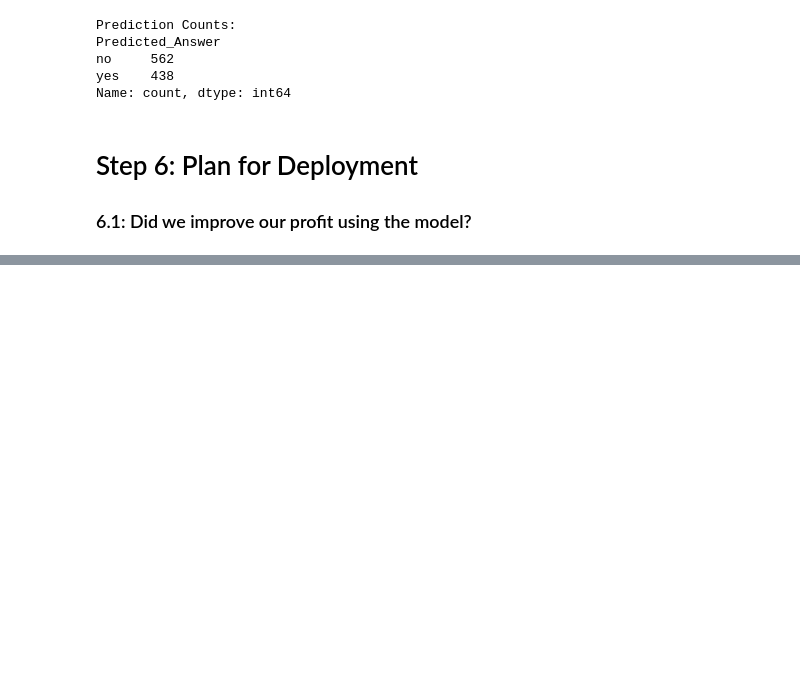
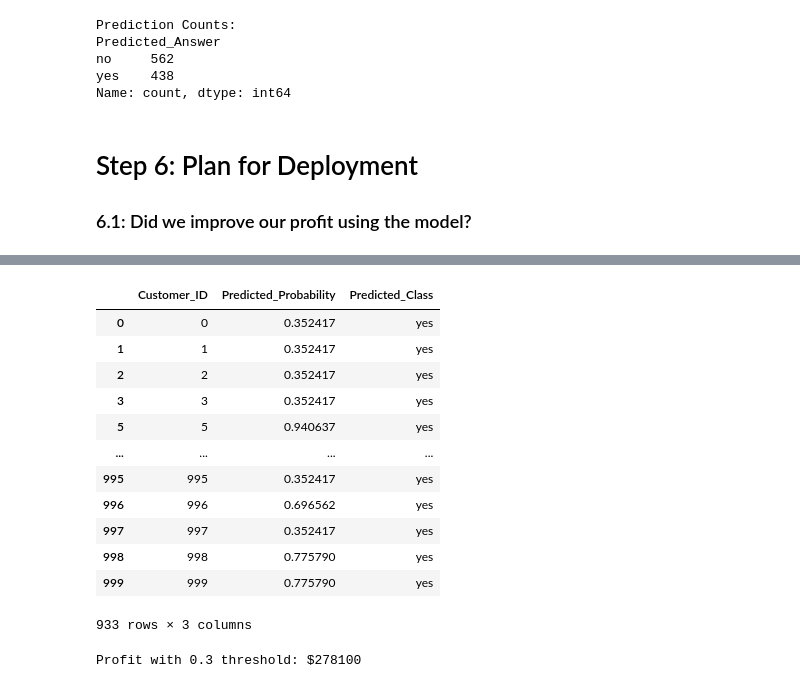
Before and after one commit to matiasarmesto/businessanalytics, a Jupyter notebook: Assignments/Scripts/advise_invest_template.ipynb, the cells around one changed output, grey strips where cells are left out. Drawn from its saved outputs; the diff is of its cells as text; code cells hidden in the pictures; blank space fills up the shorter version.

```diff
--- a/Assignments/Scripts/advise_invest_template.ipynb
+++ b/Assignments/Scripts/advise_invest_template.ipynb
@@ -580,0 +601,53 @@ Write your recommendations below:
+# %%
+#assignment 13 step 3
+#predict probabilities
+probabilities = new_clf.predict_proba(new_df)[:, 1]  # Probability of 'yes'
+
+#create a DataFrame with predicted probabilities and class labels
+predictions_df = pd.DataFrame({
+    'Customer_ID': new_df.index,
+    'Predicted_Probability': probabilities,
+    'Predicted_Class': ['yes' if prob >= 0.3 else 'no' for prob in probabilities]
+})
+
+#filter for customers with predicted class 'yes'
+contact_list = predictions_df[predictions_df['Predicted_Class'] == 'yes']
+
+#display the contact list
+contact_list
+# %% [output]
+|  | Customer_ID | Predicted_Probability | Predicted_Class |
+| 0 | 0 | 0.352417 | yes |
+| 1 | 1 | 0.352417 | yes |
+| 2 | 2 | 0.352417 | yes |
+| 3 | 3 | 0.352417 | yes |
+| 5 | 5 | 0.940637 | yes |
+| ... | ... | ... | ... |
+| 995 | 995 | 0.352417 | yes |
+| 996 | 996 | 0.696562 | yes |
+| 997 | 997 | 0.352417 | yes |
+| 998 | 998 | 0.775790 | yes |
+| 999 | 999 | 0.775790 | yes |
+933 rows × 3 columns
+# %%
+#predicting profit with a .3 threshold
+#predict probabilities
+probabilities = new_clf.predict_proba(x_test)[:, 1]  # Probability of 'yes'
+
+#0.3 threshold
+predictions_03 = ['yes' if prob >= 0.3 else 'no' for prob in probabilities]
+
+#onfusion matrix
+conf_matrix_03 = confusion_matrix(y_test, predictions_03)
+
+#values from confusion matrix
+true_positives_03 = conf_matrix_03[1, 1]
+false_positives_03 = conf_matrix_03[0, 1]
+
+#profit
+profit_03 = (true_positives_03 * 75) - (false_positives_03 * 25)
+
+#print profit
+print(f"Profit with 0.3 threshold: ${profit_03}")
+# %% [output]
+Profit with 0.3 threshold: $278100
```
Also changed, not shown: parts of 8 cells of this notebook.
